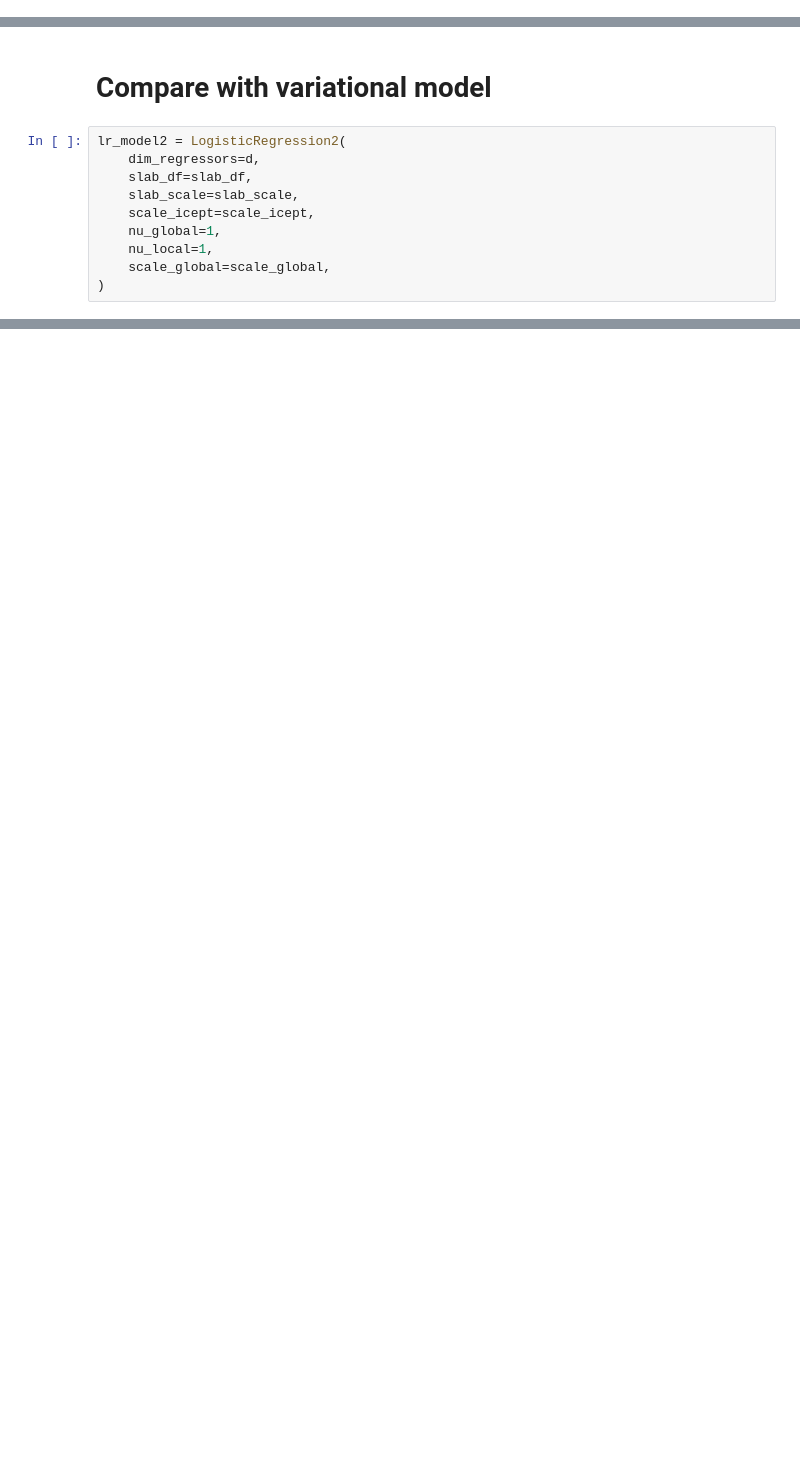
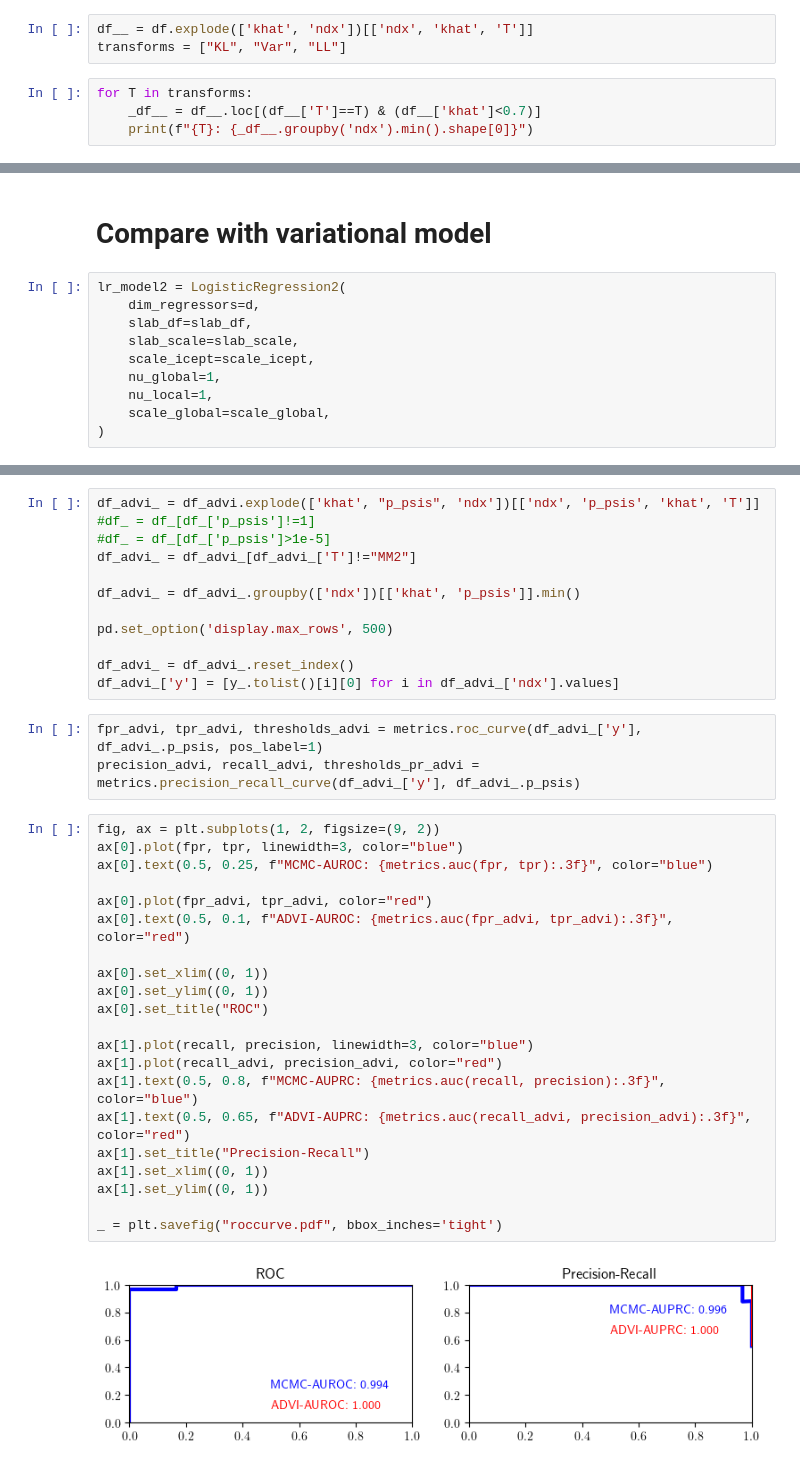
Before and after one commit to mederrata/bayesianquilts, a Jupyter notebook: notebooks/ovarian_pystan.ipynb, the cells around one changed output, grey strips where cells are left out. Cells and saved outputs as stored; diff of their text form; blank space fills up the shorter version.

```diff
--- a/notebooks/ovarian_pystan.ipynb
+++ b/notebooks/ovarian_pystan.ipynb
@@ -1045,0 +1022,7 @@ _ = plt.savefig('roc_mcmc.pdf', bbox_inches='tight')
+# %%
+df__ = df.explode(['khat', 'ndx'])[['ndx', 'khat', 'T']]
+transforms = ["KL", "Var", "LL"]
+# %%
+for T in transforms:
+    _df__ = df__.loc[(df__['T']==T) & (df__['khat']<0.7)]
+    print(f"{T}: {_df__.groupby('ndx').min().shape[0]}")
@@ -1057,0 +1167,38 @@ lr_model2 = LogisticRegression2(
+# %%
+df_advi_ = df_advi.explode(['khat', "p_psis", 'ndx'])[['ndx', 'p_psis', 'khat', 'T']]
+#df_ = df_[df_['p_psis']!=1]
+#df_ = df_[df_['p_psis']>1e-5]
+df_advi_ = df_advi_[df_advi_['T']!="MM2"]
+
+df_advi_ = df_advi_.groupby(['ndx'])[['khat', 'p_psis']].min()
+
+pd.set_option('display.max_rows', 500)
+
+df_advi_ = df_advi_.reset_index()
+df_advi_['y'] = [y_.tolist()[i][0] for i in df_advi_['ndx'].values]
+# %%
+fpr_advi, tpr_advi, thresholds_advi = metrics.roc_curve(df_advi_['y'], df_advi_.p_psis, pos_label=1)
+precision_advi, recall_advi, thresholds_pr_advi = metrics.precision_recall_curve(df_advi_['y'], df_advi_.p_psis)
+# %%
+fig, ax = plt.subplots(1, 2, figsize=(9, 2))
+ax[0].plot(fpr, tpr, linewidth=3, color="blue")
+ax[0].text(0.5, 0.25, f"MCMC-AUROC: {metrics.auc(fpr, tpr):.3f}", color="blue")
+
+ax[0].plot(fpr_advi, tpr_advi, color="red")
+ax[0].text(0.5, 0.1, f"ADVI-AUROC: {metrics.auc(fpr_advi, tpr_advi):.3f}", color="red")
+
+ax[0].set_xlim((0, 1))
+ax[0].set_ylim((0, 1))
+ax[0].set_title("ROC")
+
+ax[1].plot(recall, precision, linewidth=3, color="blue")
+ax[1].plot(recall_advi, precision_advi, color="red")
+ax[1].text(0.5, 0.8, f"MCMC-AUPRC: {metrics.auc(recall, precision):.3f}", color="blue")
+ax[1].text(0.5, 0.65, f"ADVI-AUPRC: {metrics.auc(recall_advi, precision_advi):.3f}", color="red")
+ax[1].set_title("Precision-Recall")
+ax[1].set_xlim((0, 1))
+ax[1].set_ylim((0, 1))
+
+_ = plt.savefig("roccurve.pdf", bbox_inches='tight')
+# %% [output]
+[figure, added]
```
Also changed, not shown: parts of 35 cells of this notebook.
